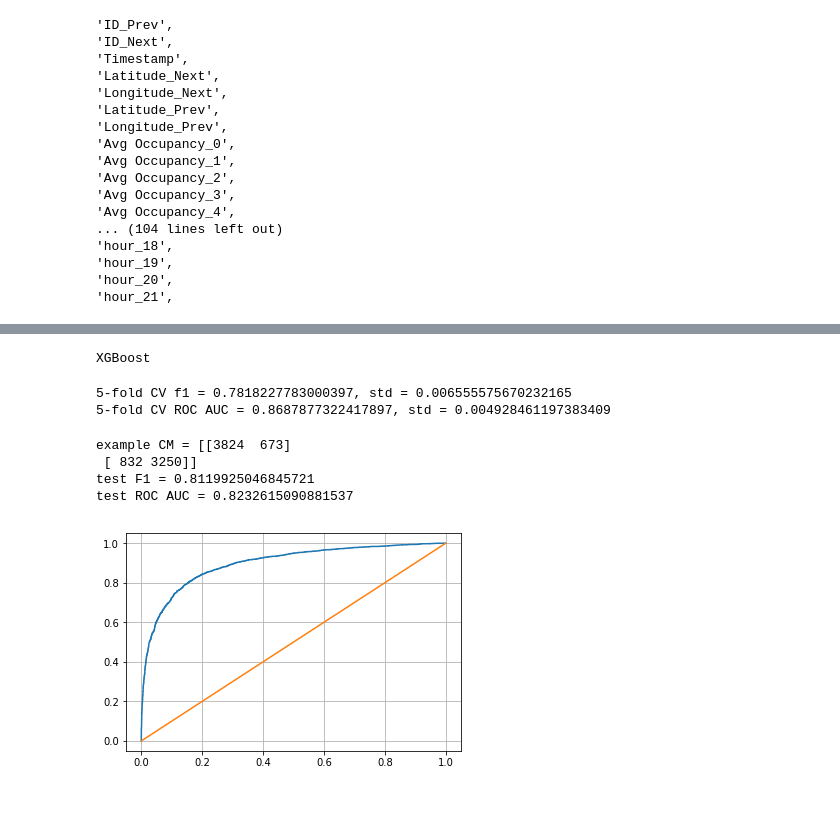
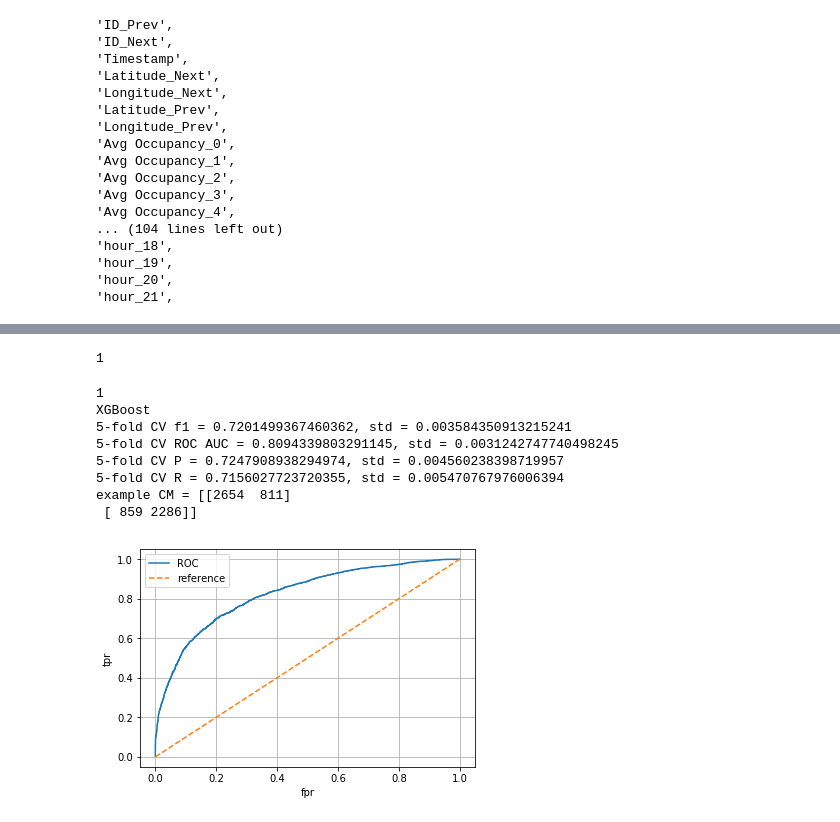
Before and after one commit to frolovconst/TC_w_ML, a Jupyter notebook: incidents_touch/accident_window_detection.ipynb, the cells around one changed output, grey strips where cells are left out. Drawn from its saved outputs; the diff is of its cells as text; code cells hidden in the pictures.

```diff
--- a/incidents_touch/accident_window_detection.ipynb
+++ b/incidents_touch/accident_window_detection.ipynb
@@ -936,14 +930,19 @@ Next_cols = ['Next Avg Occupancy_0','Next Avg Occupancy_1','Next Avg Occupancy_2
              'Next Avg Speed_7','Next Avg Speed_8','Next Avg Speed_9',
              'Next Avg Speed_10','Next Avg Speed_11','Next Avg Speed_12',
              'Next Avg Speed_13','Next Avg Speed_14','Next Avg Speed_15']
-# %%
-boost(dataset, Next_cols)
-# %% [output]
-XGBoost
-5-fold CV f1 = 0.7818227783000397, std = 0.006555575670232165
-5-fold CV ROC AUC = 0.8687877322417897, std = 0.004928461197383409
-example CM = [[3824  673]
- [ 832 3250]]
-test F1 = 0.8119925046845721
-test ROC AUC = 0.8232615090881537
-[figure, removed]
+# %%
+extr_clf, extr_fpr, extr_tpr = boost(dataset)
+# %% [output]
+1
+# %%
+all_clf, all_fpr, all_tpr = boost(dataset)
+# %% [output]
+1
+XGBoost
+5-fold CV f1 = 0.7201499367460362, std = 0.003584350913215241
+5-fold CV ROC AUC = 0.8094339803291145, std = 0.0031242747740498245
+5-fold CV P = 0.7247908938294974, std = 0.004560238398719957
+5-fold CV R = 0.7156027723720355, std = 0.005470767976006394
+example CM = [[2654  811]
+ [ 859 2286]]
+[figure, added]
```
Also changed, not shown: parts of 33 cells of this notebook, 1 other file.
